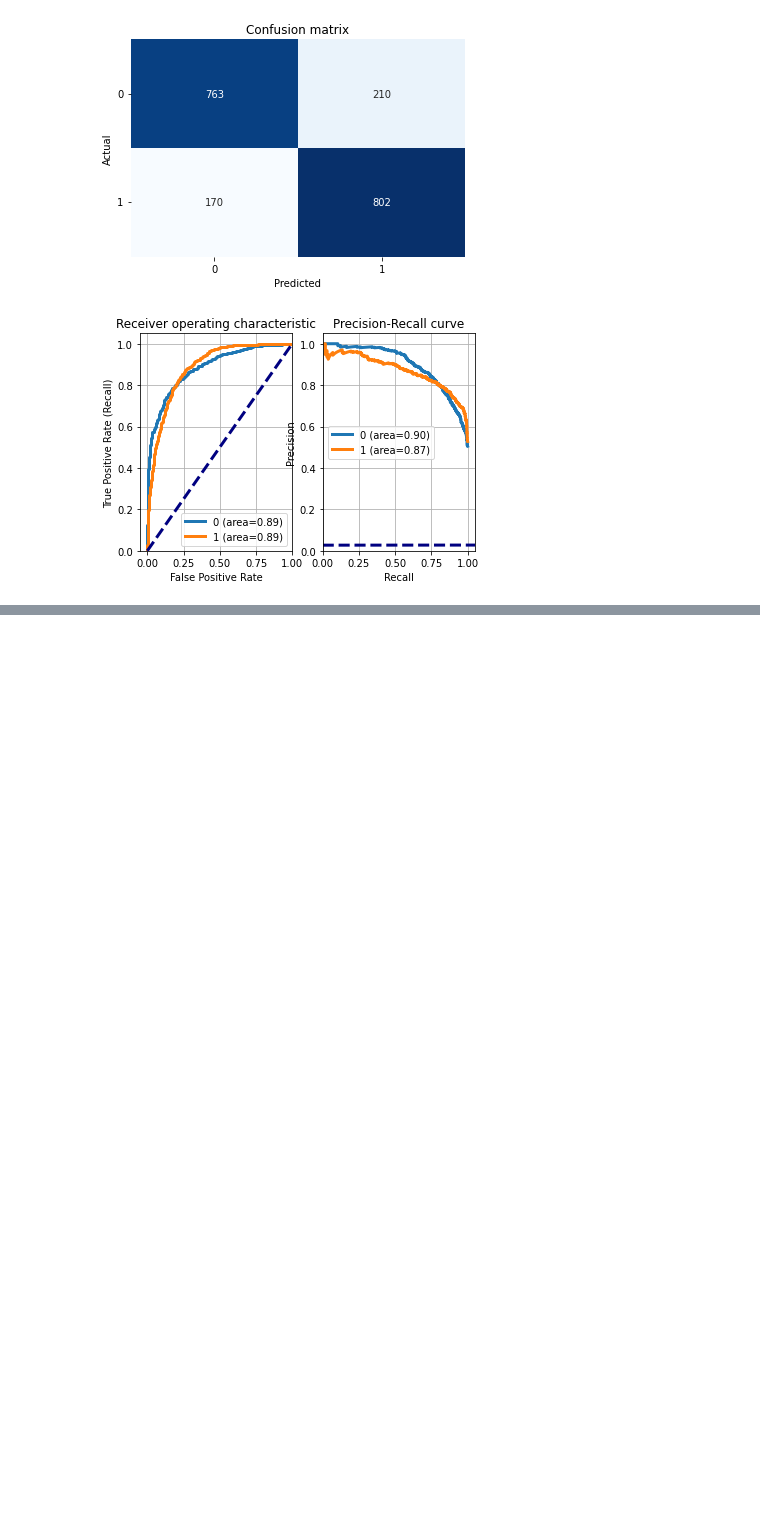
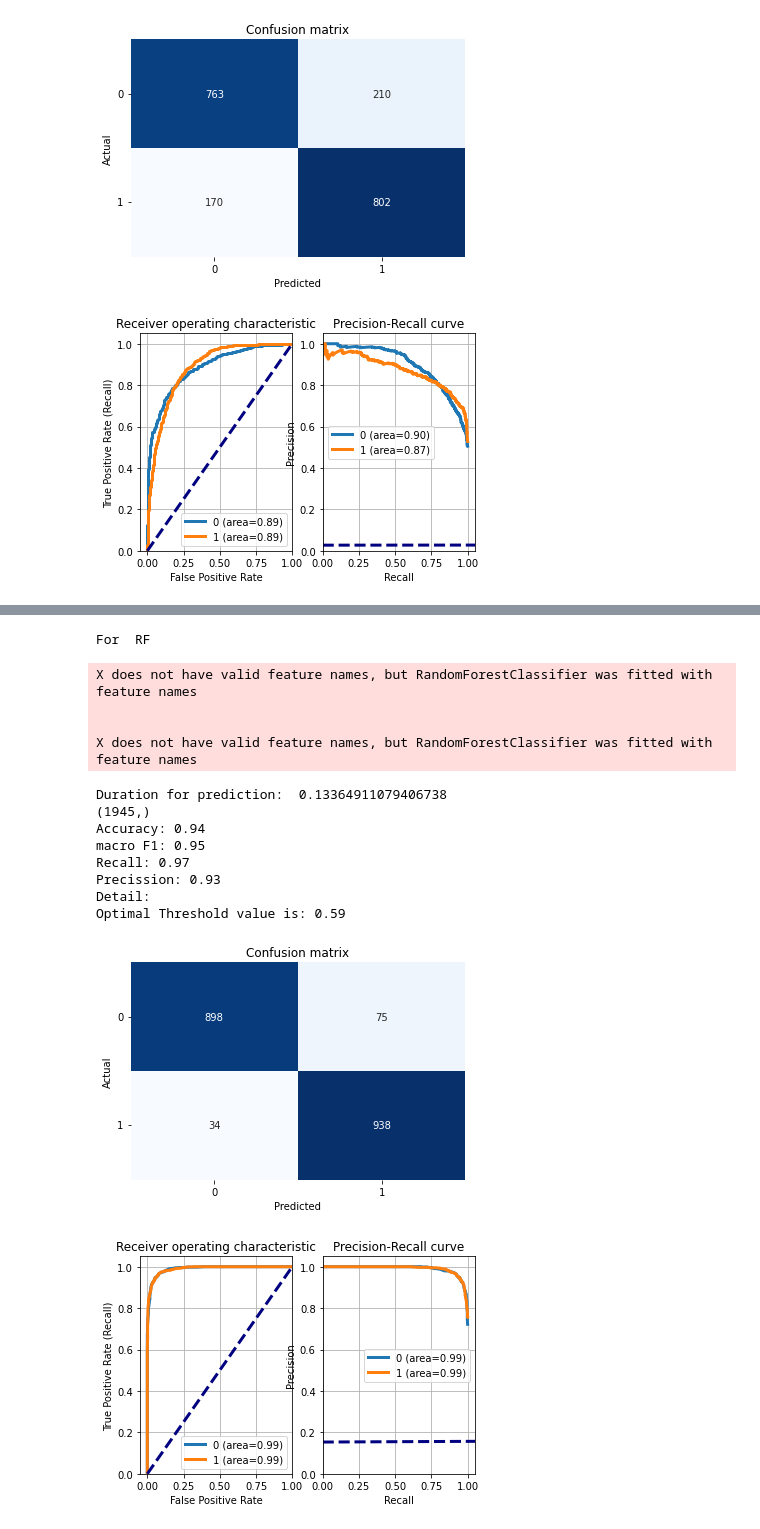
Before and after one commit to icsd13152/StrokePrediction_EDA_ML, a Jupyter notebook: StrokePrediction/src/Stroke Prediction EDA and ML prediction.ipynb, the cells around one changed output, grey strips where cells are left out. Cells and saved outputs as stored; diff of their text form; code cells hidden in the pictures; blank space fills up the shorter version.

```diff
--- a/StrokePrediction/src/Stroke Prediction EDA and ML prediction.ipynb
+++ b/StrokePrediction/src/Stroke Prediction EDA and ML prediction.ipynb
@@ -1462,0 +1487,18 @@ Optimal Threshold value is: 0.4717175297453123
+# %%
+getMetrics(RF1,"RF")
+# %% [output]
+For  RF
+X does not have valid feature names, but RandomForestClassifier was fitted with feature names
+
+
+X does not have valid feature names, but RandomForestClassifier was fitted with feature names
+Duration for prediction:  0.13364911079406738
+(1945,)
+Accuracy: 0.94
+macro F1: 0.95
+Recall: 0.97
+Precission: 0.93
+Detail:
+Optimal Threshold value is: 0.59
+[figure, added]
+[figure, added]
```
Also changed, not shown: parts of 11 cells of this notebook, 14 other files.
